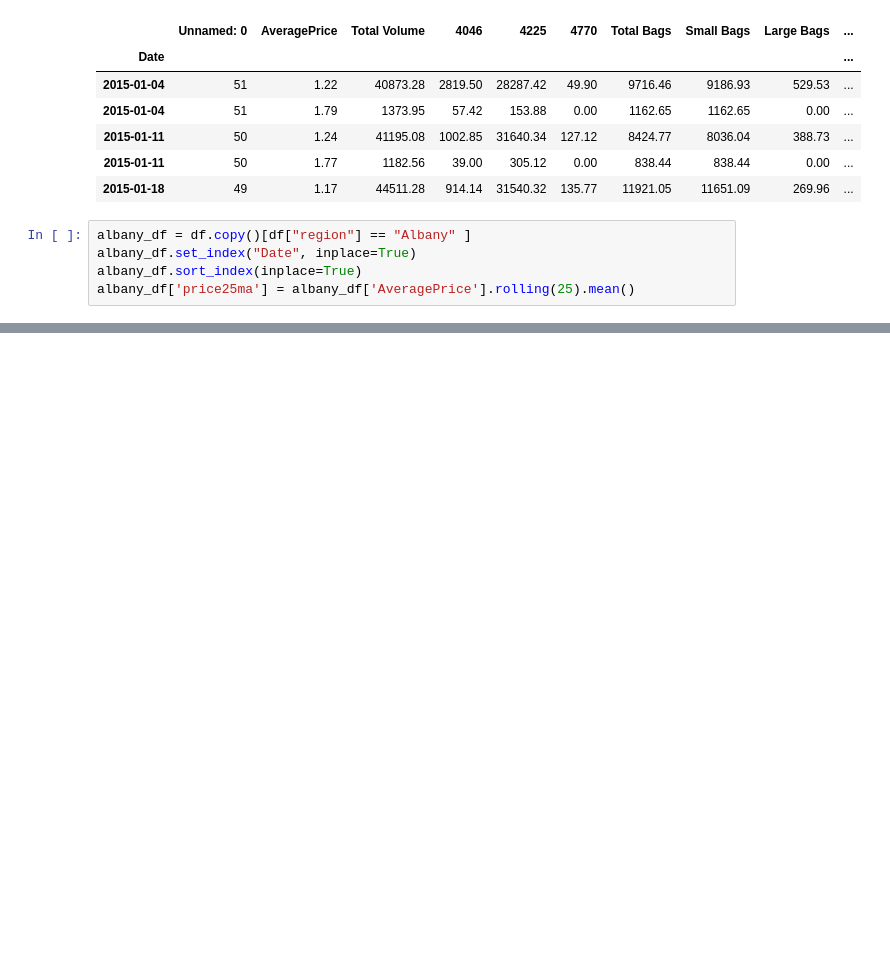
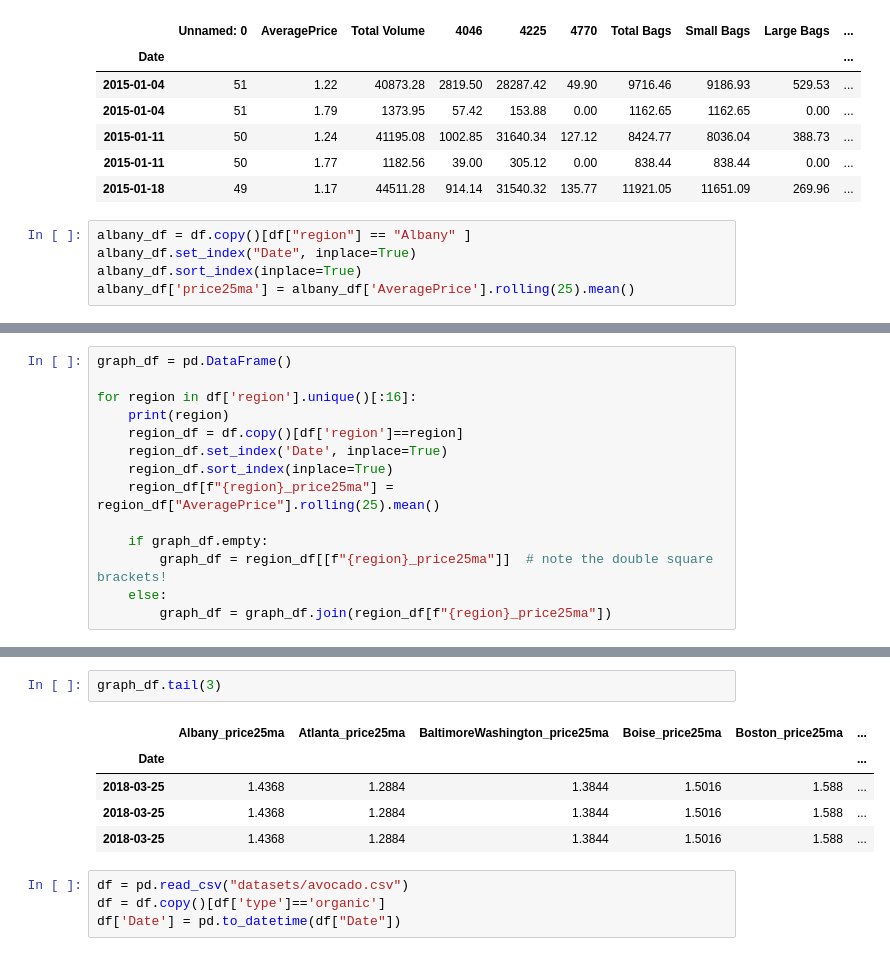
Before and after one commit to isaacsutor/DataScience, a Jupyter notebook: avocado_datascience_2.ipynb, the cells around one changed output, grey strips where cells are left out. Cells and saved outputs as stored; diff of their text form; blank space fills up the shorter version.

```diff
--- a/avocado_datascience_2.ipynb
+++ b/avocado_datascience_2.ipynb
@@ -78,0 +135,14 @@ albany_df['price25ma'] = albany_df['AveragePrice'].rolling(25).mean()
+# %%
+graph_df = pd.DataFrame()
+
+for region in df['region'].unique()[:16]:
+    print(region)
+    region_df = df.copy()[df['region']==region]
+    region_df.set_index('Date', inplace=True)
+    region_df.sort_index(inplace=True)
+    region_df[f"{region}_price25ma"] = region_df["AveragePrice"].rolling(25).mean()
+
+    if graph_df.empty:
+        graph_df = region_df[[f"{region}_price25ma"]]  # note the double square brackets!
+    else:
+        graph_df = graph_df.join(region_df[f"{region}_price25ma"])
@@ -78,0 +177,12 @@ albany_df['price25ma'] = albany_df['AveragePrice'].rolling(25).mean()
+# %%
+graph_df.tail(3)
+# %% [output]
+|  | Albany_price25ma | Atlanta_price25ma | BaltimoreWashington_price25ma | Boise_price25ma | Boston_price25ma | ... |
+| Date |  |  |  |  |  | ... |
+| 2018-03-25 | 1.4368 | 1.2884 | 1.3844 | 1.5016 | 1.588 | ... |
+| 2018-03-25 | 1.4368 | 1.2884 | 1.3844 | 1.5016 | 1.588 | ... |
+| 2018-03-25 | 1.4368 | 1.2884 | 1.3844 | 1.5016 | 1.588 | ... |
+# %%
+df = pd.read_csv("datasets/avocado.csv")
+df = df.copy()[df['type']=='organic']
+df['Date'] = pd.to_datetime(df["Date"])
```
Also changed, not shown: parts of 8 cells of this notebook.
